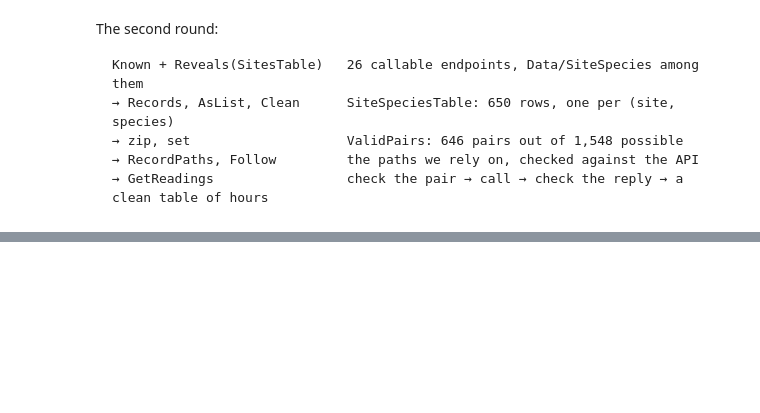
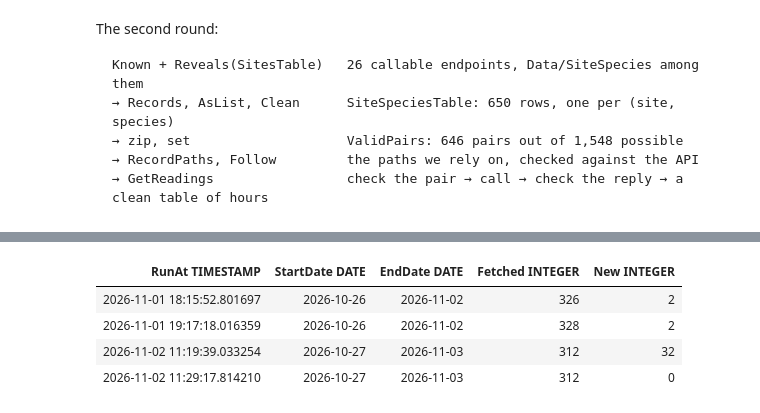
Before and after one commit to KPS25FX/london-air-quality, a Jupyter notebook: Presentation.ipynb, the cells around one changed output, grey strips where cells are left out. Drawn from its saved outputs; the diff is of its cells as text; code cells hidden in the pictures; blank space fills up the shorter version.

```diff
--- a/Presentation.ipynb
+++ b/Presentation.ipynb
@@ -377,0 +495,9 @@ Known + Reveals(SitesTable)   26 callable endpoints, Data/SiteSpecies among them
+# %%
+Database = duckdb.connect("air.duckdb", read_only=True)
+Database.sql("SELECT * FROM runs ORDER BY RunAt")
+# %% [output]
+| RunAt TIMESTAMP | StartDate DATE | EndDate DATE | Fetched INTEGER | New INTEGER |
+| 2026-11-01 18:15:52.801697 | 2026-10-26 | 2026-11-02 | 326 | 2 |
+| 2026-11-01 19:17:18.016359 | 2026-10-26 | 2026-11-02 | 328 | 2 |
+| 2026-11-02 11:19:39.033254 | 2026-10-27 | 2026-11-03 | 312 | 32 |
+| 2026-11-02 11:29:17.814210 | 2026-10-27 | 2026-11-03 | 312 | 0 |
```
Also changed, not shown: parts of 28 cells of this notebook, 6 other files.
